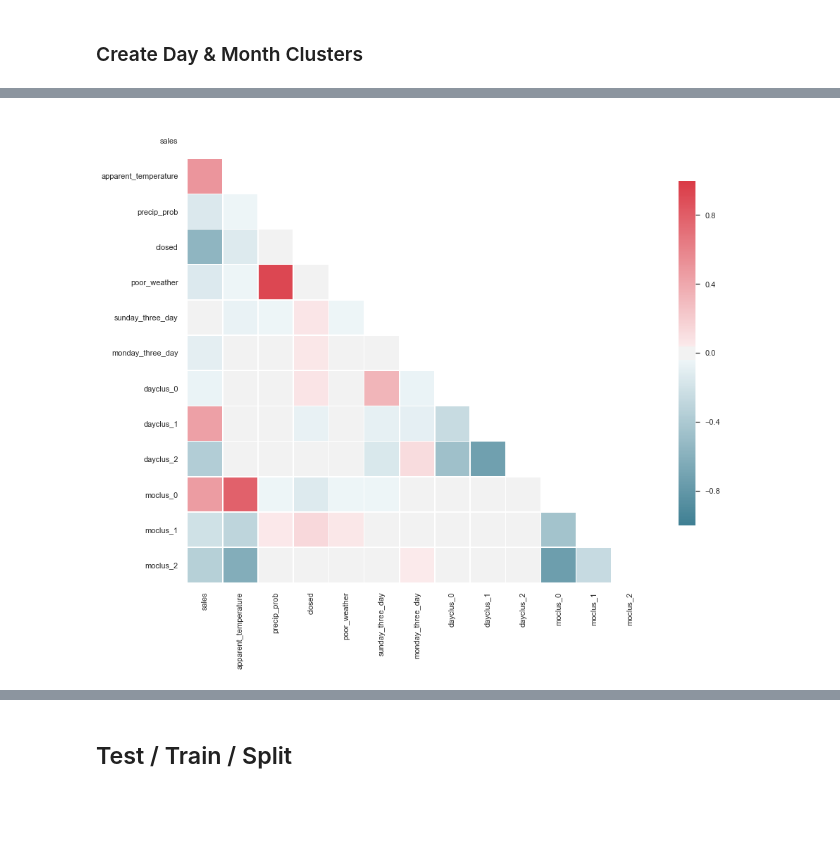
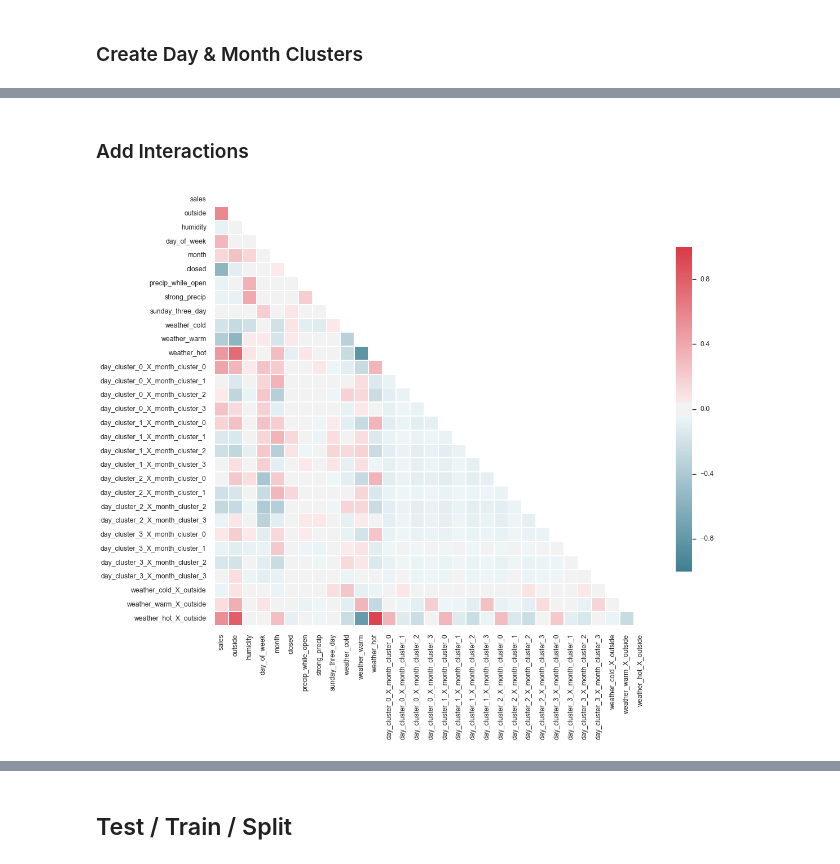
Before and after one commit to maks-p/restaurant_sales_forecasting, a Jupyter notebook: baseline_linear.ipynb, the cells around one changed output, grey strips where cells are left out. Cells and saved outputs as stored; diff of their text form; code cells hidden in the pictures; blank space fills up the shorter version.

```diff
--- a/baseline_linear.ipynb
+++ b/baseline_linear.ipynb
@@ -357,7 +436,7 @@ def drop_outliers(df):
 
     return df
 
-dfx = drop_outliers(dfx)
+data = drop_outliers(data)
 # %% [output]
 Starting Observations:  880
 
@@ -480,3 +583,5 @@ dfx = add_dummies(dfx)
+# %% [markdown]
+### Add Interactions
 # %%
 apply_interactions = True
 
@@ -484,13 +589,9 @@ def add_interactions(df):
 
     if apply_interactions:
 
-        for d in [col for col in df.columns if col.startswith('dayclus_')]:
+        for d in [col for col in df.columns if col.startswith('day_cluster')]:
 
-            #col_name = d + '_X_' + 'poor_weather'
-
-            #df[col_name] = df[d] * df['poor_weather']
-
-            for m in [col for col in df.columns if col.startswith('moclus_')]:
+            for m in [col for col in df.columns if col.startswith('month_cluster')]:
 
                 col_name = d + '_X_' + m
 
@@ -498,7 +599,7 @@ def add_interactions(df):
 
             df.drop([d], axis=1, inplace=True)
 
-        df.drop([col for col in df.columns if col.startswith('moclus_')], axis=1, inplace=True)
+        df.drop([col for col in df.columns if col.startswith('month_cluster')], axis=1, inplace=True)
 
         return df
 
@@ -510,33 +630,56 @@ dfx = add_interactions(dfx)
 # %%
-# Feature Selection / Drop unnecessary or correlated columns
-cols_to_drop = ['temperature', 'moonphase']
+def feature_selection(df):
 
-def feature_selection(df):
+    # Feature Selection / Drop unnecessary or correlated columns
+    cols_to_drop = []
 
     df = df.drop(cols_to_drop, axis=1)
 
     return df
 
 dfx = feature_selection(dfx)
+# %%
+def feature_engineering(df):
+
+    # Add day & Month Clusters // Dicts with data held in Global Variable
+    df = add_clusters(df)
+
+    # Add Engineered Features for Weather & Calendar
+    df = add_weather_features(df)
+    df = add_cal_features(df)
+
+    # Create Dummies
+    df = add_dummies(df)
+
+    # Add Interactions
+    df = add_interactions(df)
+    df = add_weather_interactions(df)
+
+    # Drop Selected Columns
+    df = feature_selection(df)
+
+    return df
+
+dfx = feature_engineering(data)
 # %%
 def corr_chart(df):
 
     corr = dfx.corr()
 
     mask = np.zeros_like(corr, dtype=np.bool)
     mask[np.triu_indices_from(mask)] = True
 
     # Set up the matplotlib figure
     sns.set_style('whitegrid')
     f, ax = plt.subplots(figsize=(16, 12))
 
     # Generate a custom diverging colormap
     cmap = sns.diverging_palette(220, 10, as_cmap=True)
 
     # Draw the heatmap with the mask and correct aspect ratio
     sns.heatmap(corr, mask=mask, cmap=cmap, vmax=1, vmin=-1, center=0,
-                square=True, linewidths=.5, cbar_kws={"shrink": .75});
+                square=True, linewidths=.75, annot=False, cbar_kws={"shrink": .75});
 
 corr_chart(dfx)
 # %% [output]
-[figure, old version]
+[figure, new version]
```
Also changed, not shown: parts of 61 cells of this notebook, 3 other files.
